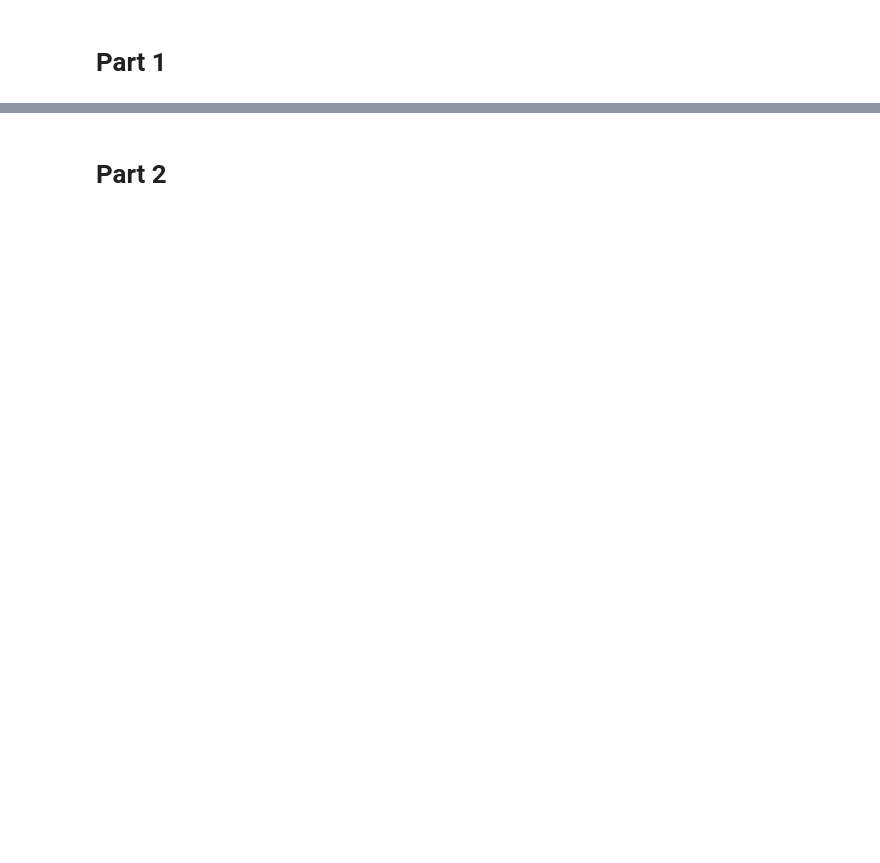
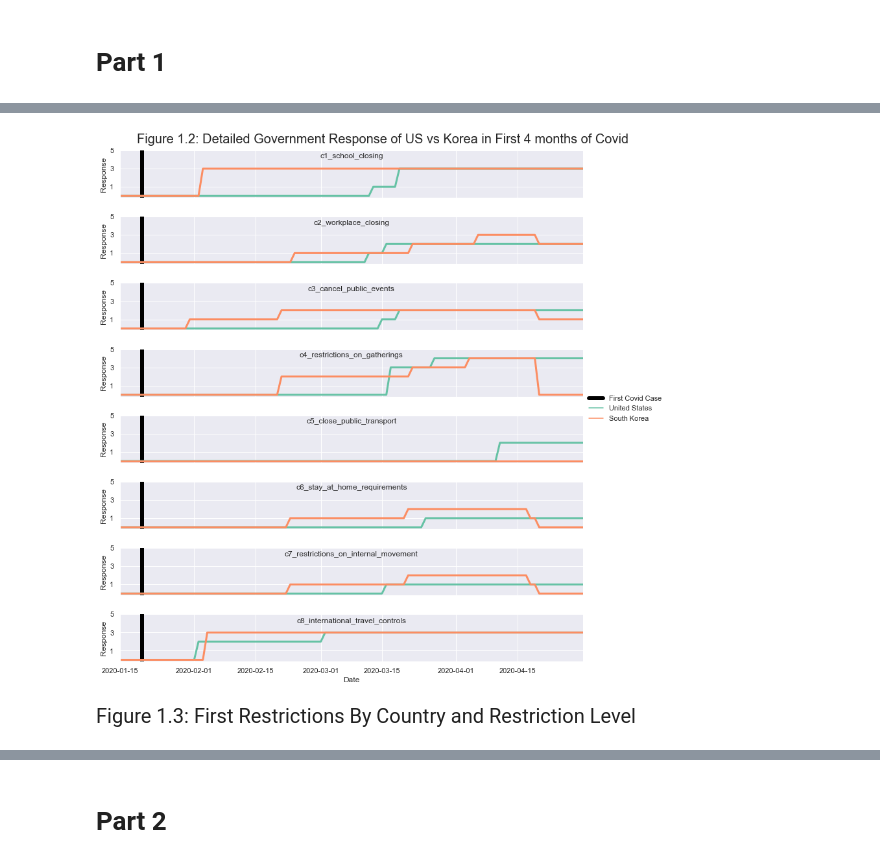
Before and after one commit to yenniejun/oii-sds-fundamentals-summative, a Jupyter notebook: summative.ipynb, the cells around one changed output, grey strips where cells are left out. Saved outputs shown, nothing was run; the diff lists cells and outputs as text; code cells hidden in the pictures; blank space fills up the shorter version.

```diff
--- a/summative.ipynb
+++ b/summative.ipynb
@@ -235,0 +56,5 @@ Conculsions
+# %%
+# extract each of the c_xxxx flags mentioned in the government response tracker
+gov_flags = [re.search("c\d_[^flag]\w*", col).group() \
+             for col in df_govtrack.columns if re.match("c\d_[^flag]\w*", col)]
+display(gov_flags)
@@ -235,0 +125,26 @@ Conculsions
+# %%
+def add_line(**kwargs):
+    plt.axvline(pd.to_datetime('2020-01-20'), lw=6, label="First Covid Case", **kwargs);
+
+x_vars = "date"
+y_vars = df_melt.variable.unique()
+
+# Seaborn facetgrid for each variable
+g = sns.FacetGrid(df_melt, col="variable", height=1.5, col_wrap=1, aspect=7)
+# Add a line for the First Covid Case
+g.map(add_line, color='black')
+
+# Lineplot for each government response
+g.map_dataframe(sns.lineplot, x="date", y="value", hue="country", palette="Set2", lw=3)
+g.set_axis_labels("Date", "Response") # Add axis labels
+g.set(xlim=(pd.to_datetime('2020-01-15'), pd.to_datetime('2020-04-30')), yticks=[1,3,5])
+g.set_titles(col_template="{col_name}", row_template="{row_name}", y=0.75) # Format subplot titles
+
+# Add legends and titles
+g.add_legend()
+plt.subplots_adjust(top=0.95)
+g.fig.suptitle('Figure 1.2: Detailed Government Response of US vs Korea in First 4 months of Covid', fontsize=20);
+# %% [output]
+[figure, added]
+# %% [markdown]
+<span style="font-size:20px;">Figure 1.3: First Restrictions By Country and Restriction Level</span>
```
Also changed, not shown: parts of 118 cells of this notebook, 4 other files.
